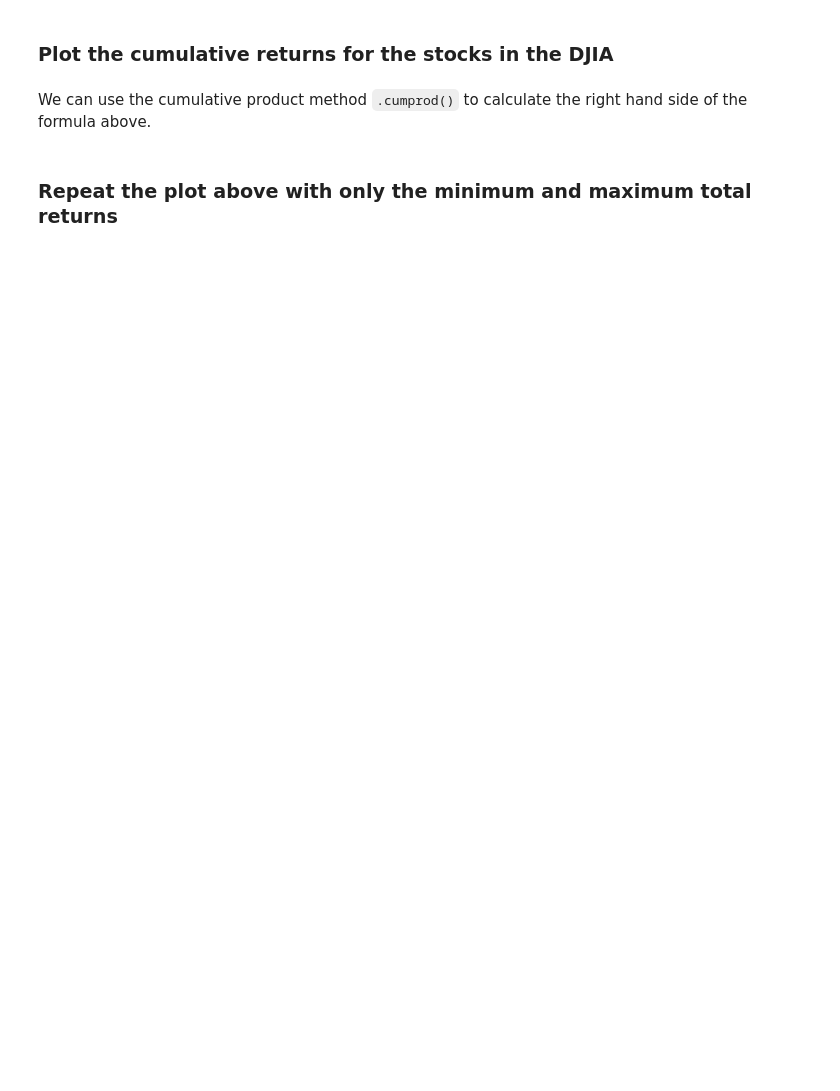
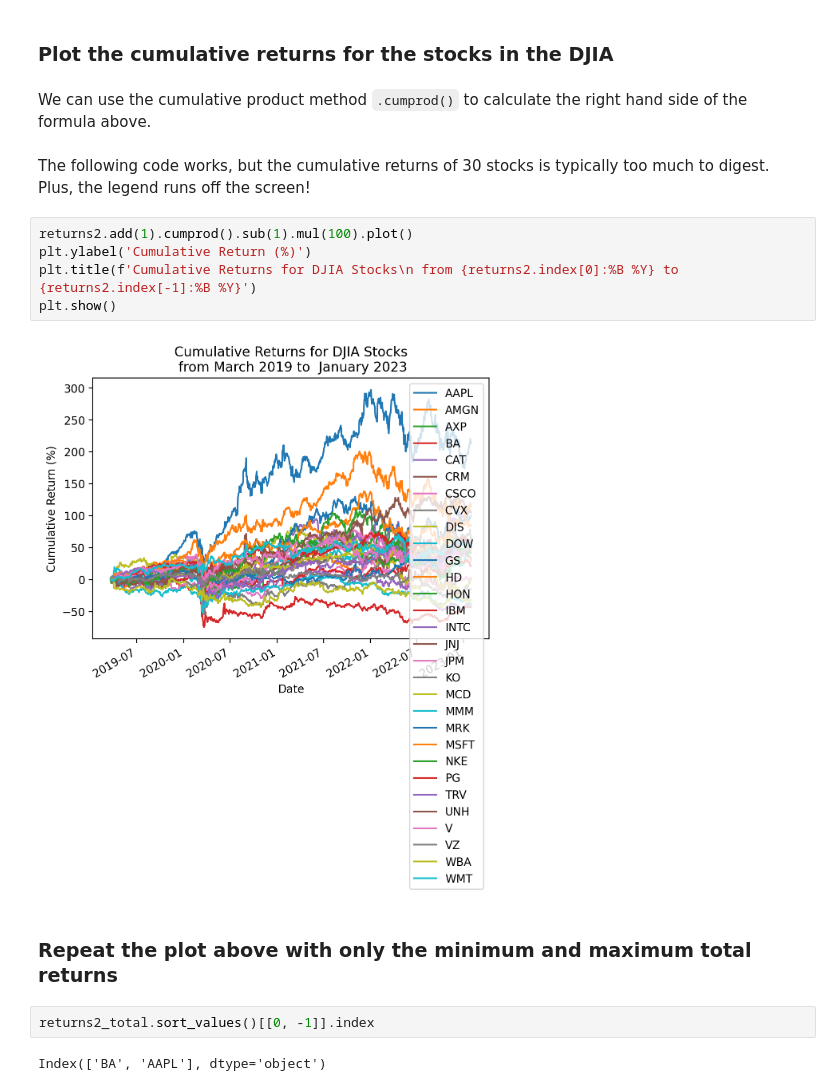
Before and after one commit to dmsb-fina-6333/2023-spring, a Jupyter notebook: _sources/mckinney_05_practice_03.ipynb, the cells around one changed output. Saved outputs shown, nothing was run; the diff lists cells and outputs as text; blank space fills up the shorter version.

```diff
--- a/_sources/mckinney_05_practice_03.ipynb
+++ b/_sources/mckinney_05_practice_03.ipynb
@@ -66,5 +233,19 @@ We can plot a histogram, using either the `plt.hist()` function or the `.plot(ki
 ### Plot the cumulative returns for the stocks in the DJIA
 # %% [markdown]
 We can use the cumulative product method `.cumprod()` to calculate the right hand side of the formula above.
+# %% [markdown]
+The following code works, but the cumulative returns of 30 stocks is typically too much to digest.
+Plus, the legend runs off the screen!
+# %%
+returns2.add(1).cumprod().sub(1).mul(100).plot()
+plt.ylabel('Cumulative Return (%)')
+plt.title(f'Cumulative Returns for DJIA Stocks\n from {returns2.index[0]:%B %Y} to  {returns2.index[-1]:%B %Y}')
+plt.show()
+# %% [output]
+[figure, added]
 # %% [markdown]
 ### Repeat the plot above with only the minimum and maximum total returns
+# %%
+returns2_total.sort_values()[[0, -1]].index
+# %% [output]
+Index(['BA', 'AAPL'], dtype='object')
```
Also changed, not shown: parts of 28 cells of this notebook, 8 other files.
